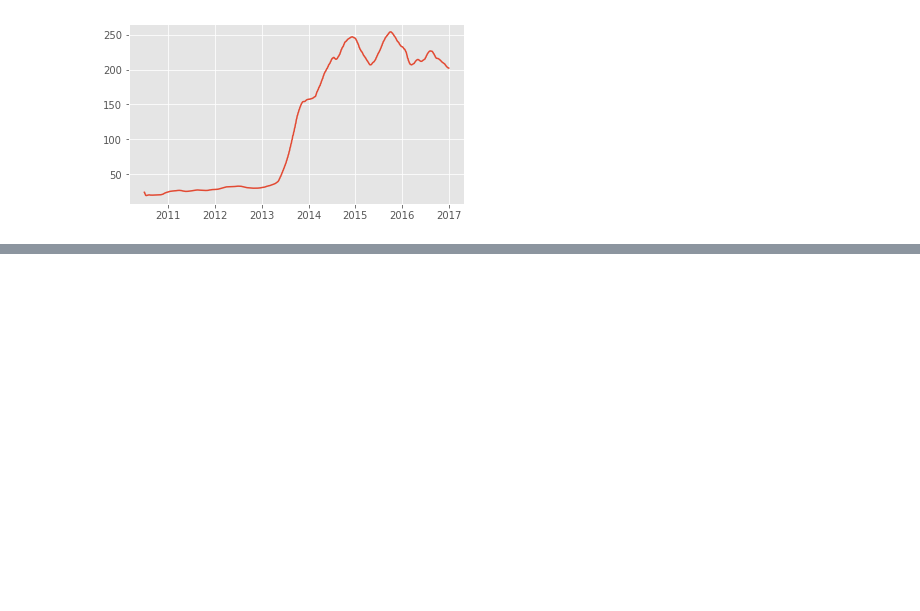
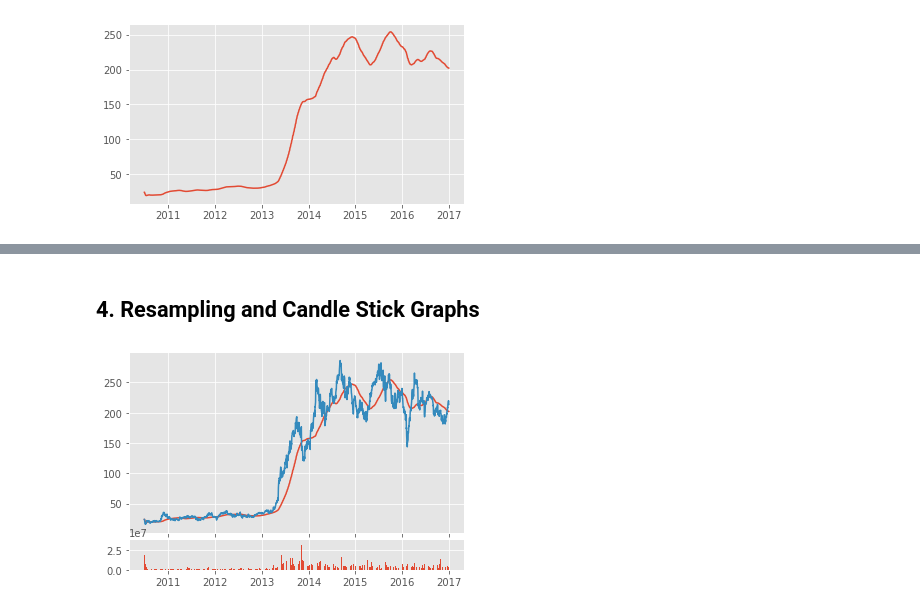
Before and after one commit to michelleruas/Data_Visualisation, a Jupyter notebook: Python_For_Finance.ipynb, the cells around one changed output, grey strips where cells are left out. Saved outputs shown, nothing was run; the diff lists cells and outputs as text; code cells hidden in the pictures; blank space fills up the shorter version.

```diff
--- a/Python_For_Finance.ipynb
+++ b/Python_For_Finance.ipynb
@@ -91,0 +101,12 @@ ax2.bar(df.index, df['Volume'])
+# %% [markdown]
+## 4. Resampling and Candle Stick Graphs
+# %%
+ax1 = plt.subplot2grid((6,1), (0,0), rowspan = 5, colspan = 1)
+ax2 = plt.subplot2grid((6,1), (5,0), rowspan = 5, colspan = 1)
+ax1.plot(df.index, df['100ma'])
+ax1.plot(df.index, df['Adj Close'])
+ax2.bar(df.index, df['Volume'])
+plt.show()
+#Resampling is when you take information and resample to the frame that you want. e.g. WE have daily data and we are going to resample to ten day data
+# %% [output]
+[figure, added]
```
Also changed, not shown: parts of 3 cells of this notebook.
